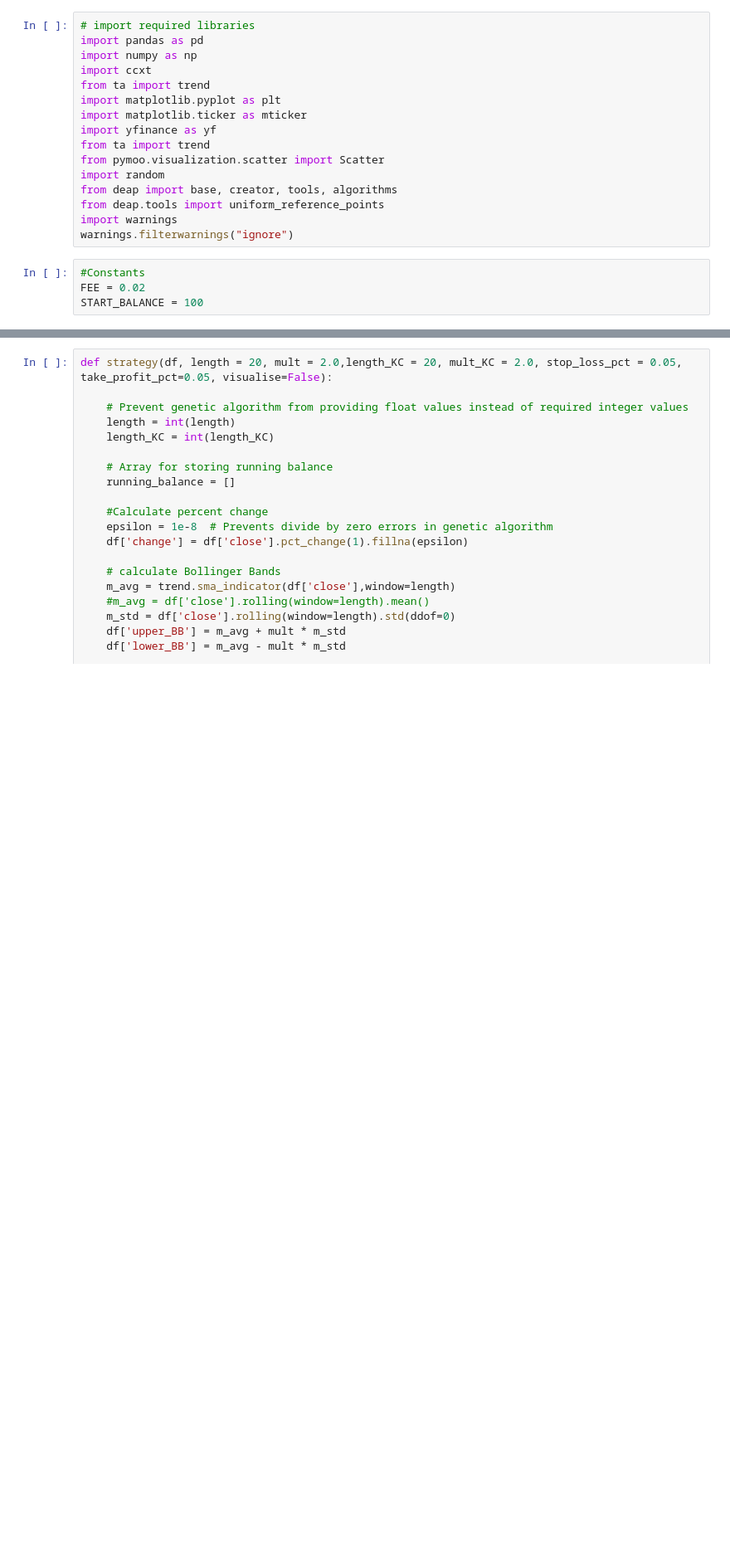
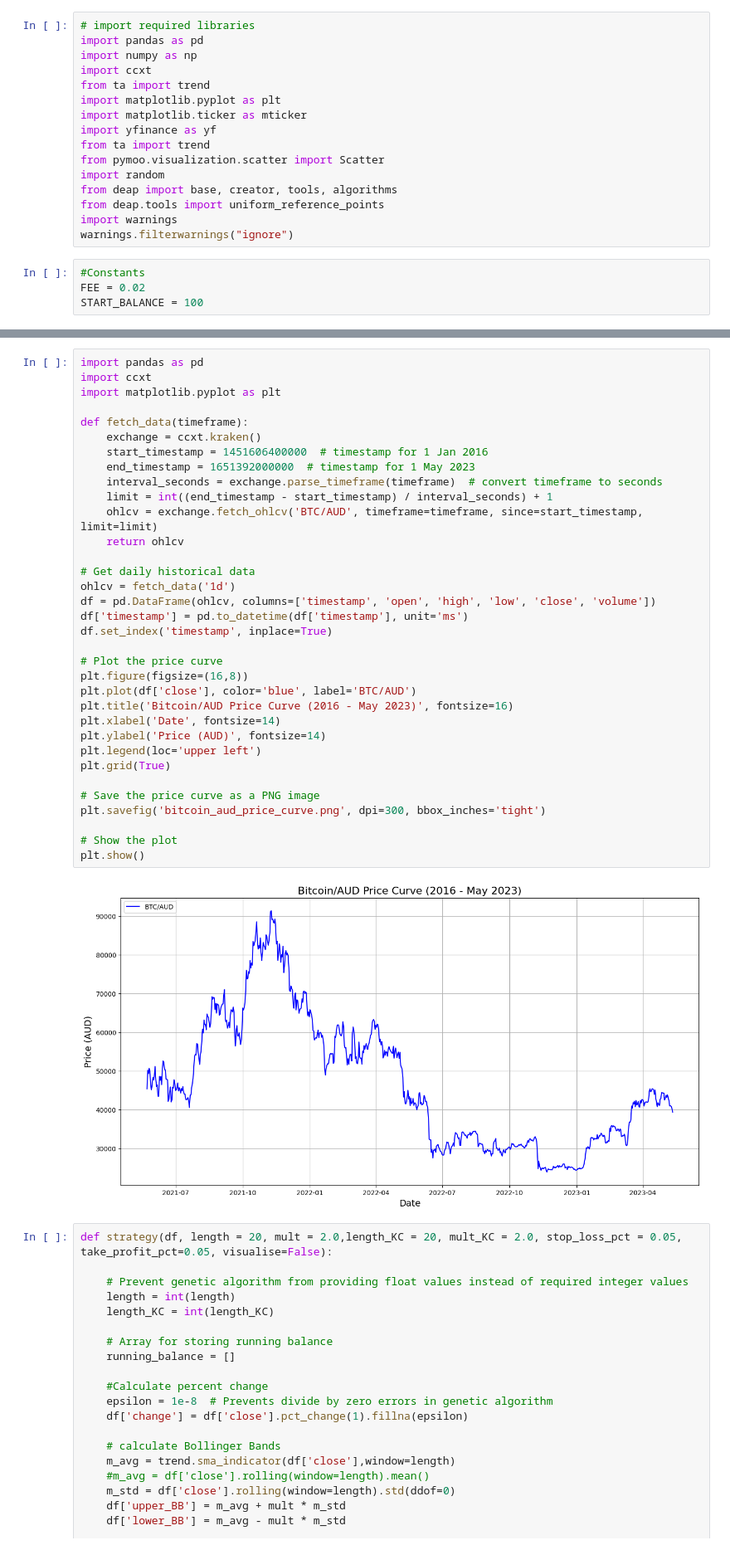
Before and after one commit to ophixus/CITS4404-project, a Jupyter notebook: NSGA-II with Strategy.ipynb, the cells around one changed output, grey strips where cells are left out. Shown: that part at 83% size. Cells and saved outputs as stored; diff of their text form; blank space fills up the shorter version.

```diff
--- a/NSGA-II with Strategy.ipynb
+++ b/NSGA-II with Strategy.ipynb
@@ -51,4 +51,40 @@ df
 720 rows × 6 columns
+# %%
+import pandas as pd
+import ccxt
+import matplotlib.pyplot as plt
+
+def fetch_data(timeframe):
+    exchange = ccxt.kraken()
+    start_timestamp = 1451606400000  # timestamp for 1 Jan 2016
+    end_timestamp = 1651392000000  # timestamp for 1 May 2023
+    interval_seconds = exchange.parse_timeframe(timeframe)  # convert timeframe to seconds
+    limit = int((end_timestamp - start_timestamp) / interval_seconds) + 1
+    ohlcv = exchange.fetch_ohlcv('BTC/AUD', timeframe=timeframe, since=start_timestamp, limit=limit)
+    return ohlcv
+
+# Get daily historical data
+ohlcv = fetch_data('1d')
+df = pd.DataFrame(ohlcv, columns=['timestamp', 'open', 'high', 'low', 'close', 'volume'])
+df['timestamp'] = pd.to_datetime(df['timestamp'], unit='ms')
+df.set_index('timestamp', inplace=True)
+
+# Plot the price curve
+plt.figure(figsize=(16,8))
+plt.plot(df['close'], color='blue', label='BTC/AUD')
+plt.title('Bitcoin/AUD Price Curve (2016 - May 2023)', fontsize=16)
+plt.xlabel('Date', fontsize=14)
+plt.ylabel('Price (AUD)', fontsize=14)
+plt.legend(loc='upper left')
+plt.grid(True)
+
+# Save the price curve as a PNG image
+plt.savefig('bitcoin_aud_price_curve.png', dpi=300, bbox_inches='tight')
+
+# Show the plot
+plt.show()
+# %% [output]
+[figure, added]
 # %%
 def strategy(df, length = 20, mult = 2.0,length_KC = 20, mult_KC = 2.0, stop_loss_pct = 0.05, take_profit_pct=0.05, visualise=False):
 
```
Also changed, not shown: parts of 4 cells of this notebook.
